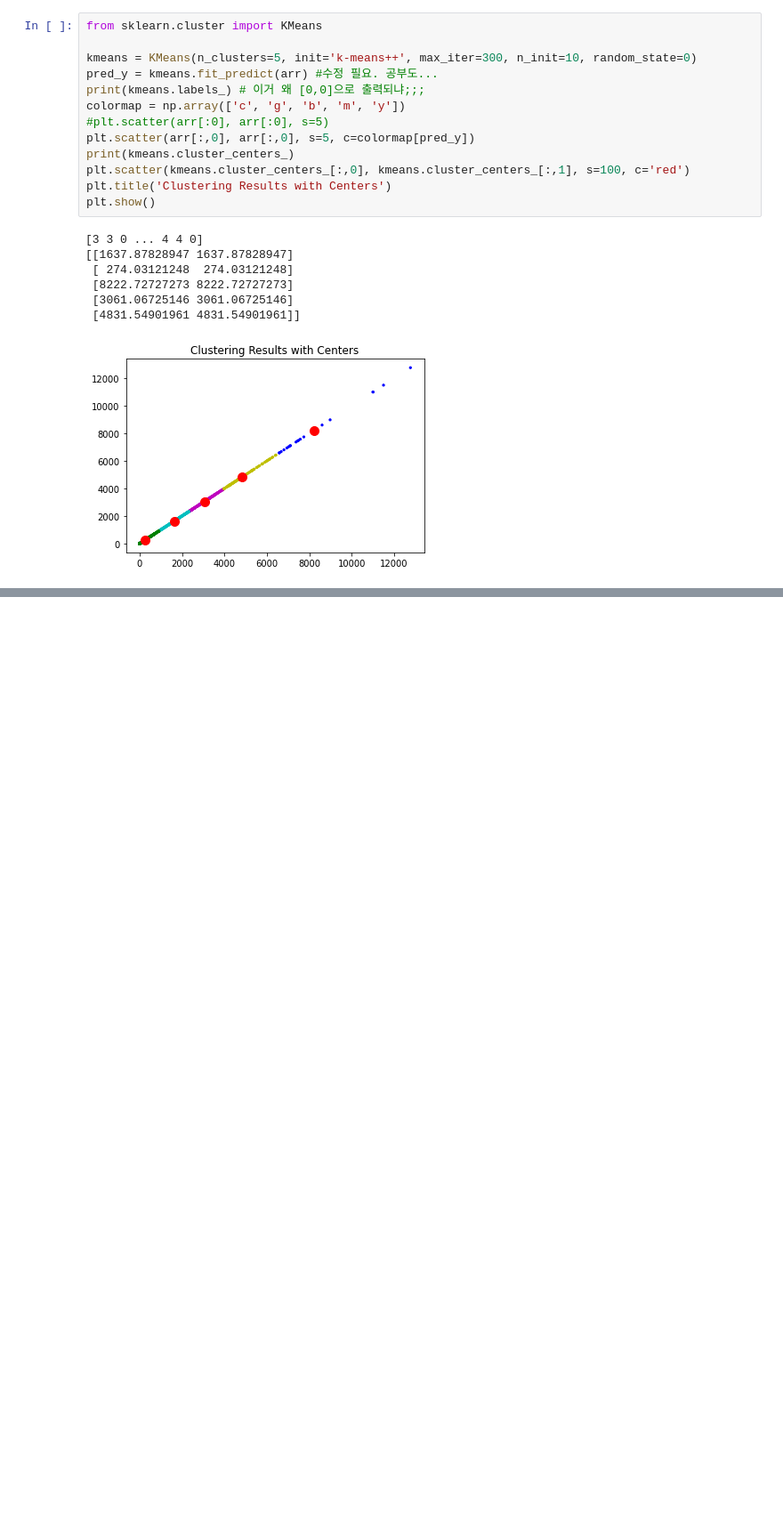
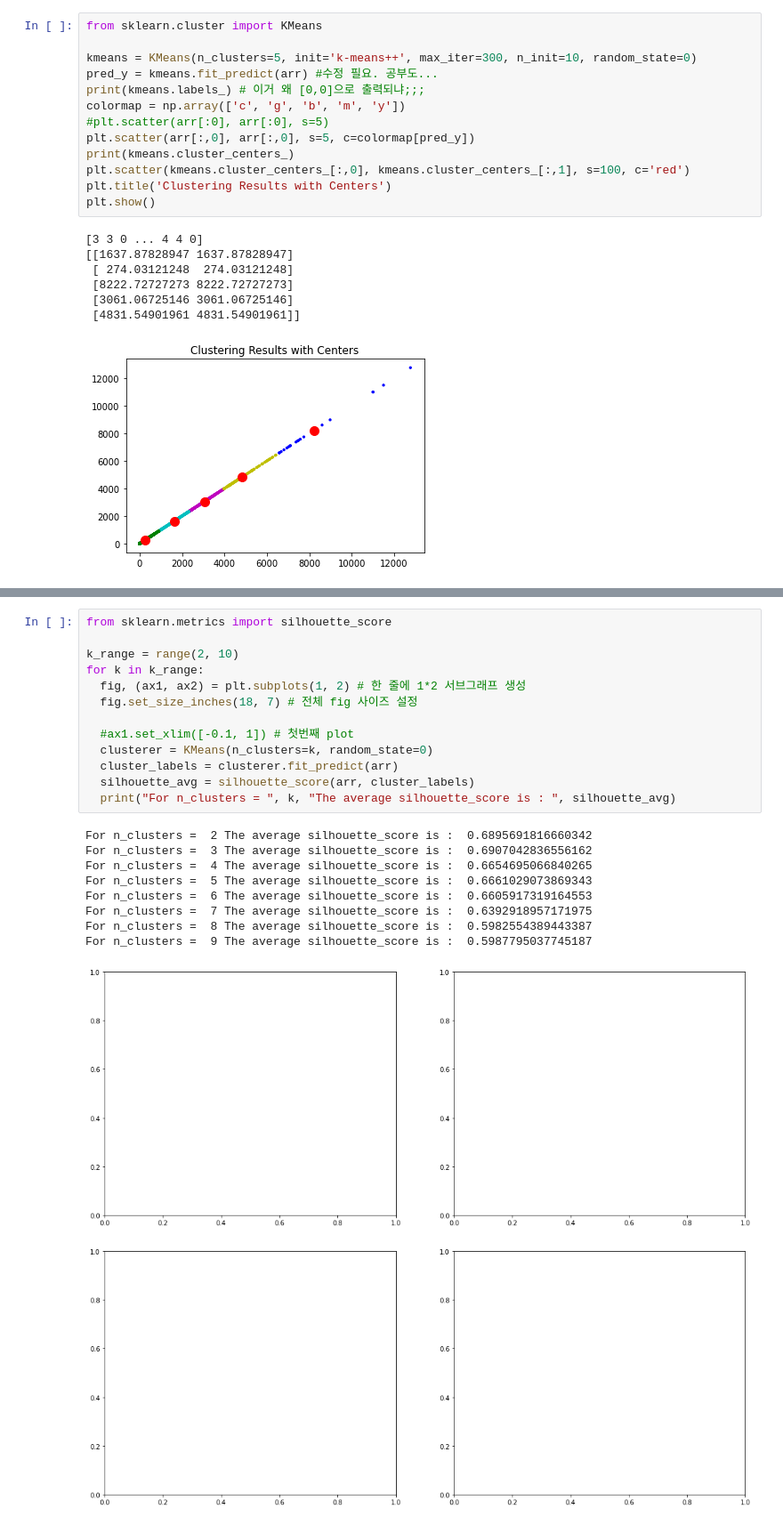
Before and after one commit to songjuhye/Clustering-according-to-taste-and-food-ingredients_graduationProject, a Jupyter notebook: 졸논_2.ipynb, the cells around one changed output, grey strips where cells are left out. Shown at 89% size. Saved outputs shown, nothing was run; the diff lists cells and outputs as text; blank space fills up the shorter version.

```diff
--- a/졸논_2.ipynb
+++ b/졸논_2.ipynb
@@ -207,0 +222,24 @@ print(a)
+# %%
+from sklearn.metrics import silhouette_score
+
+k_range = range(2, 10)
+for k in k_range:
+  fig, (ax1, ax2) = plt.subplots(1, 2) # 한 줄에 1*2 서브그래프 생성
+  fig.set_size_inches(18, 7) # 전체 fig 사이즈 설정
+
+  #ax1.set_xlim([-0.1, 1]) # 첫번째 plot
+  clusterer = KMeans(n_clusters=k, random_state=0)
+  cluster_labels = clusterer.fit_predict(arr)
+  silhouette_avg = silhouette_score(arr, cluster_labels)
+  print("For n_clusters = ", k, "The average silhouette_score is : ", silhouette_avg)
+# %% [output]
+For n_clusters =  2 The average silhouette_score is :  0.6895691816660342
+For n_clusters =  3 The average silhouette_score is :  0.6907042836556162
+For n_clusters =  4 The average silhouette_score is :  0.6654695066840265
+For n_clusters =  5 The average silhouette_score is :  0.6661029073869343
+For n_clusters =  6 The average silhouette_score is :  0.6605917319164553
+For n_clusters =  7 The average silhouette_score is :  0.6392918957171975
+For n_clusters =  8 The average silhouette_score is :  0.5982554389443387
+For n_clusters =  9 The average silhouette_score is :  0.5987795037745187
+[figure, added]
+[figure, added]
```
Also changed, not shown: parts of 13 cells of this notebook.
